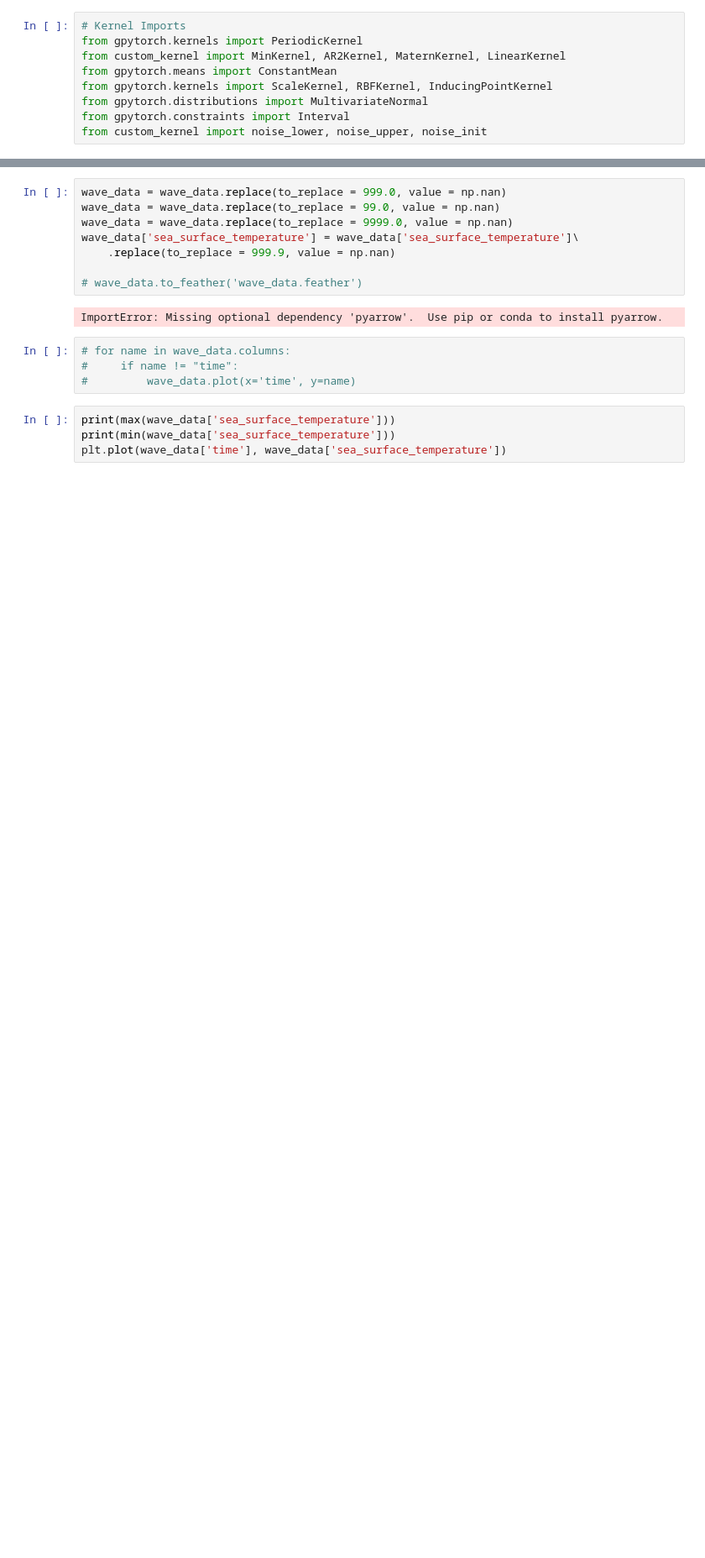
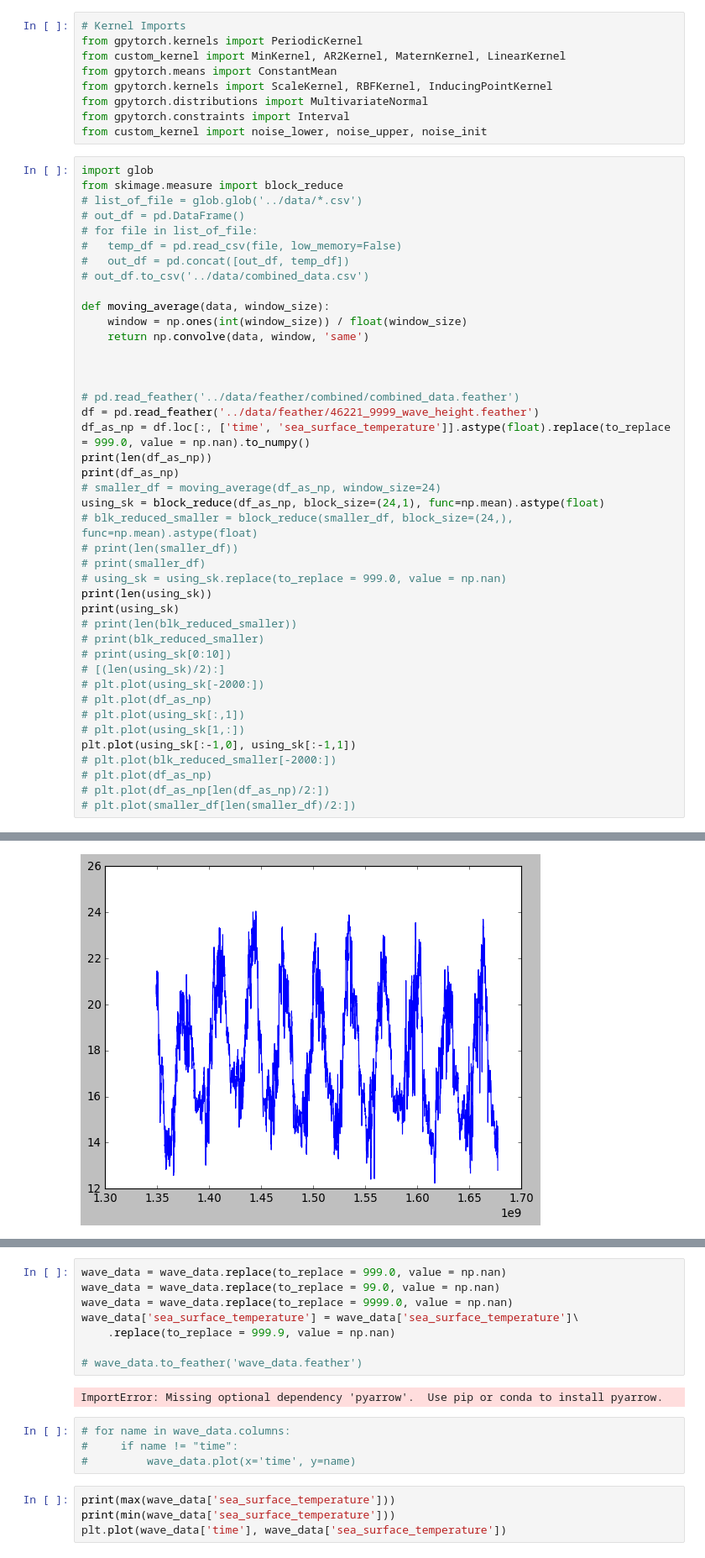
Before and after one commit to DanielCaoSilva/GaussProcesses, a Jupyter notebook: notebooks/spectralGP.ipynb, the cells around one changed output, grey strips where cells are left out. Shown at 84% size. Saved outputs shown, nothing was run; the diff lists cells and outputs as text; blank space fills up the shorter version.

```diff
--- a/notebooks/spectralGP.ipynb
+++ b/notebooks/spectralGP.ipynb
@@ -31,3 +31,46 @@ from gpytorch.kernels import ScaleKernel, RBFKernel, InducingPointKernel
 from gpytorch.distributions import MultivariateNormal
 from gpytorch.constraints import Interval
 from custom_kernel import noise_lower, noise_upper, noise_init
+# %%
+import glob
+from skimage.measure import block_reduce
+# list_of_file = glob.glob('../data/*.csv')
+# out_df = pd.DataFrame()
+# for file in list_of_file:
+# 	temp_df = pd.read_csv(file, low_memory=False)
+# 	out_df = pd.concat([out_df, temp_df])
+# out_df.to_csv('../data/combined_data.csv')
+
+def moving_average(data, window_size):
+	window = np.ones(int(window_size)) / float(window_size)
+	return np.convolve(data, window, 'same')
+
+
+
+# pd.read_feather('../data/feather/combined/combined_data.feather')
+df = pd.read_feather('../data/feather/46221_9999_wave_height.feather')
+df_as_np = df.loc[:, ['time', 'sea_surface_temperature']].astype(float).replace(to_replace = 999.0, value = np.nan).to_numpy()
+print(len(df_as_np))
+print(df_as_np)
+# smaller_df = moving_average(df_as_np, window_size=24)
+using_sk = block_reduce(df_as_np, block_size=(24,1), func=np.mean).astype(float)
+# blk_reduced_smaller = block_reduce(smaller_df, block_size=(24,), func=np.mean).astype(float)
+# print(len(smaller_df))
+# print(smaller_df)
+# using_sk = using_sk.replace(to_replace = 999.0, value = np.nan)
+print(len(using_sk))
+print(using_sk)
+# print(len(blk_reduced_smaller))
+# print(blk_reduced_smaller)
+# print(using_sk[0:10])
+# [(len(using_sk)/2):]
+# plt.plot(using_sk[-2000:])
+# plt.plot(df_as_np)
+# plt.plot(using_sk[:,1])
+# plt.plot(using_sk[1,:])
+plt.plot(using_sk[:-1,0], using_sk[:-1,1])
+# plt.plot(blk_reduced_smaller[-2000:])
+# plt.plot(df_as_np)
+# plt.plot(df_as_np[len(df_as_np)/2:])
+# plt.plot(smaller_df[len(smaller_df)/2:])
+# %% [output]
@@ -34,2 +94,3 @@ from custom_kernel import noise_lower, noise_upper, noise_init
+[figure, added]
 # %%
 # Grab Data and create tensors
```
Also changed, not shown: parts of 5 cells of this notebook, 1 other file.
